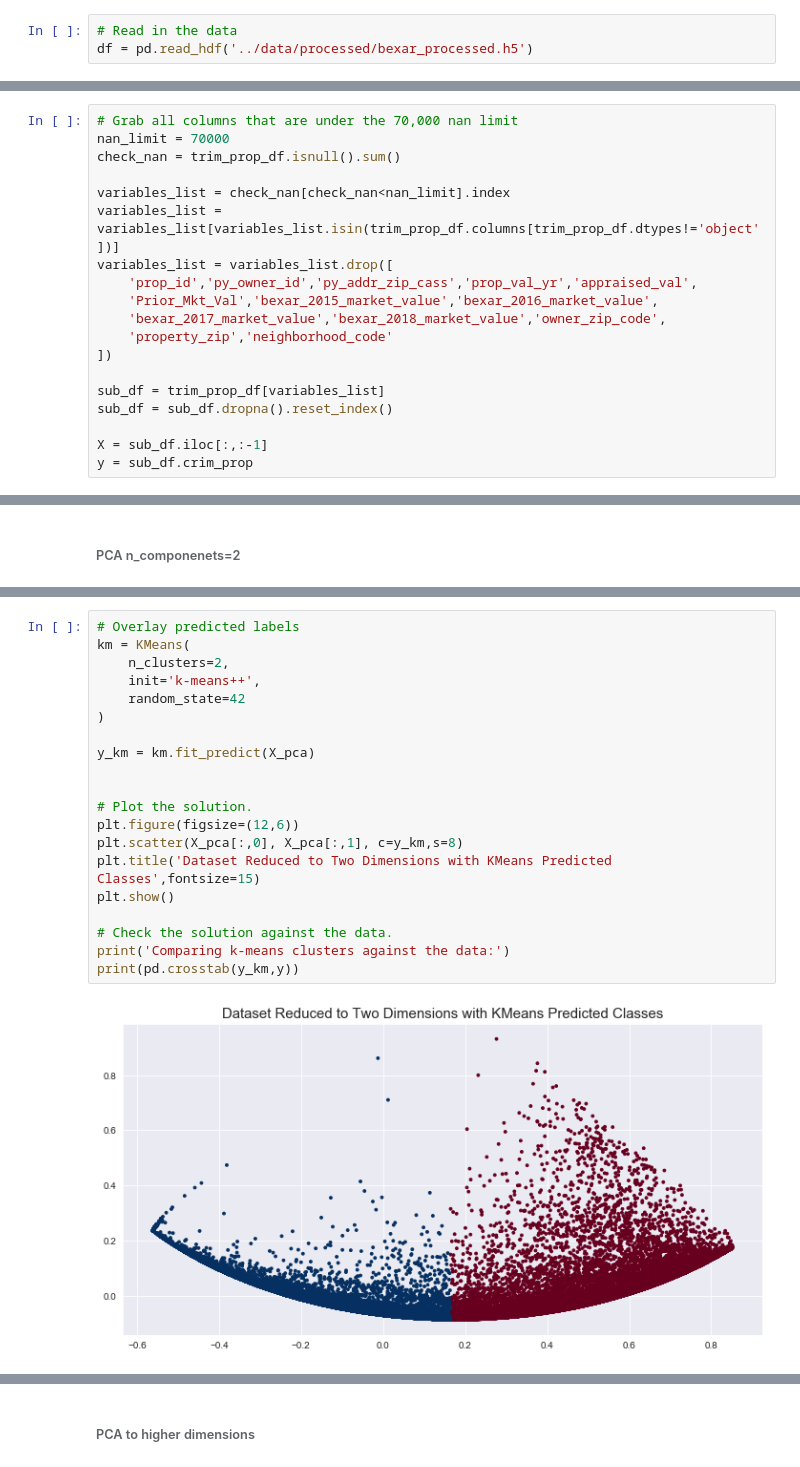
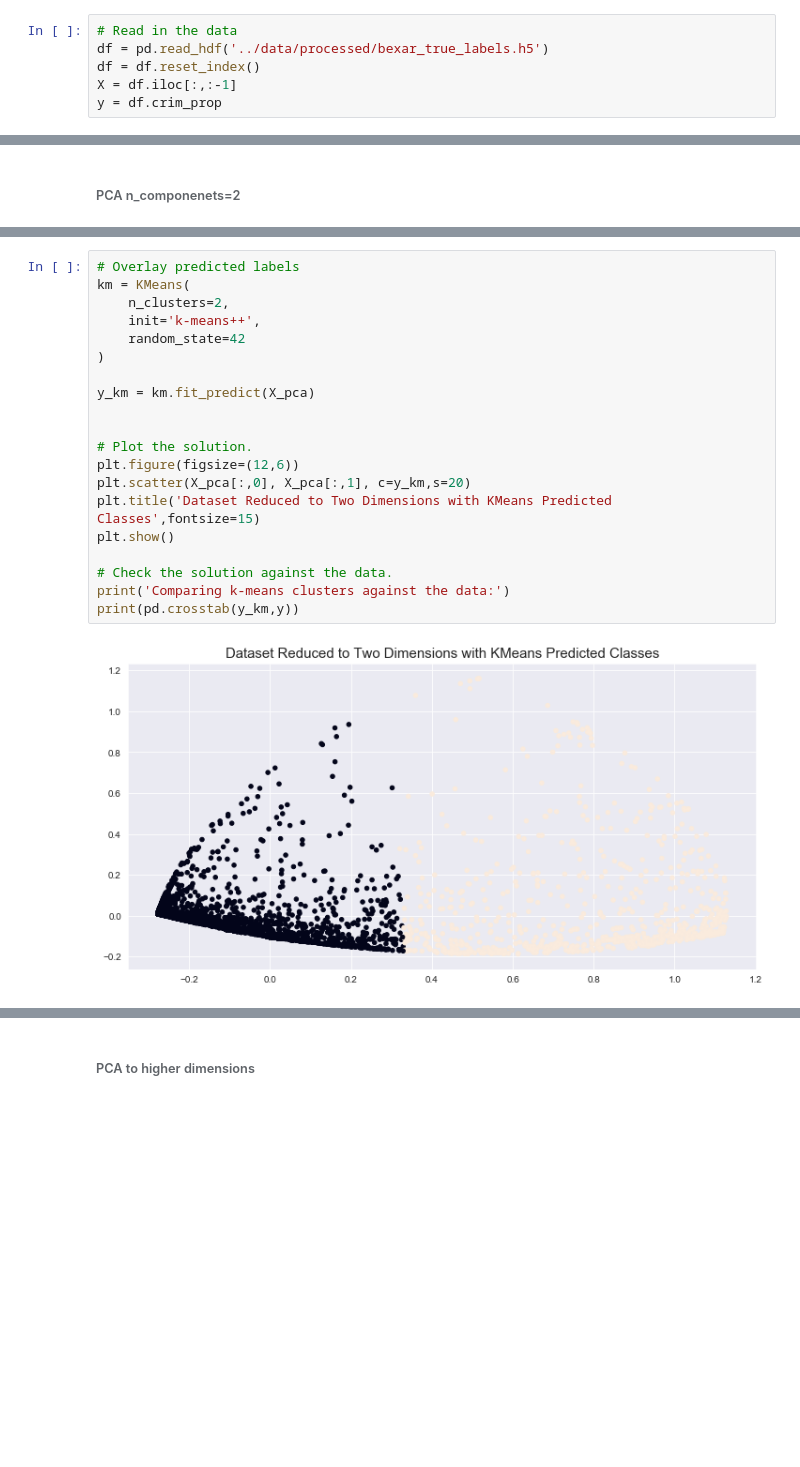
Before and after one commit to mpky/property_project, a Jupyter notebook: notebooks/clustering.ipynb, the cells around one changed output, grey strips where cells are left out. Drawn from its saved outputs; the diff is of its cells as text; blank space fills up the shorter version.

Commit message:
Re-ran notebook on just the true labels data

```diff
--- a/notebooks/clustering.ipynb
+++ b/notebooks/clustering.ipynb
@@ -17,4 +17,7 @@ from sklearn.metrics import silhouette_samples
 sns.set_style('darkgrid')
 # %%
 # Read in the data
-df = pd.read_hdf('../data/processed/bexar_processed.h5')
+df = pd.read_hdf('../data/processed/bexar_true_labels.h5')
+df = df.reset_index()
+X = df.iloc[:,:-1]
+y = df.crim_prop
@@ -29,22 +24,3 @@ trim_prop_df.shape
-# %%
-# Grab all columns that are under the 70,000 nan limit
-nan_limit = 70000
-check_nan = trim_prop_df.isnull().sum()
-
-variables_list = check_nan[check_nan<nan_limit].index
-variables_list = variables_list[variables_list.isin(trim_prop_df.columns[trim_prop_df.dtypes!='object'])]
-variables_list = variables_list.drop([
-    'prop_id','py_owner_id','py_addr_zip_cass','prop_val_yr','appraised_val',
-    'Prior_Mkt_Val','bexar_2015_market_value','bexar_2016_market_value',
-    'bexar_2017_market_value','bexar_2018_market_value','owner_zip_code',
-    'property_zip','neighborhood_code'
-])
-
-sub_df = trim_prop_df[variables_list]
-sub_df = sub_df.dropna().reset_index()
-
-X = sub_df.iloc[:,:-1]
-y = sub_df.crim_prop
 # %% [markdown]
 #### Reduce Dimensionality and Visualize
 # %% [markdown]
@@ -73,23 +49,23 @@ plt.show()
 # %%
 # Overlay predicted labels
 km = KMeans(
     n_clusters=2,
     init='k-means++',
     random_state=42
 )
 
 y_km = km.fit_predict(X_pca)
 
 
 # Plot the solution.
 plt.figure(figsize=(12,6))
-plt.scatter(X_pca[:,0], X_pca[:,1], c=y_km,s=8)
+plt.scatter(X_pca[:,0], X_pca[:,1], c=y_km,s=20)
 plt.title('Dataset Reduced to Two Dimensions with KMeans Predicted Classes',fontsize=15)
 plt.show()
 
 # Check the solution against the data.
 print('Comparing k-means clusters against the data:')
 print(pd.crosstab(y_km,y))
 # %% [output]
-[figure, old version]
+[figure, new version]
 Comparing k-means clusters against the data:
```
Also changed, not shown: parts of 16 cells of this notebook.
